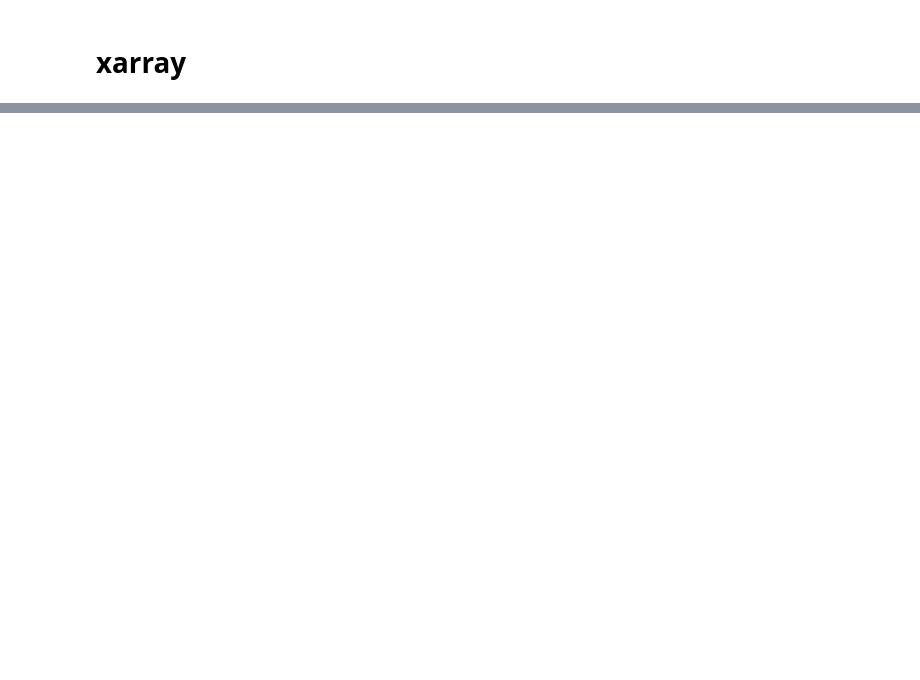
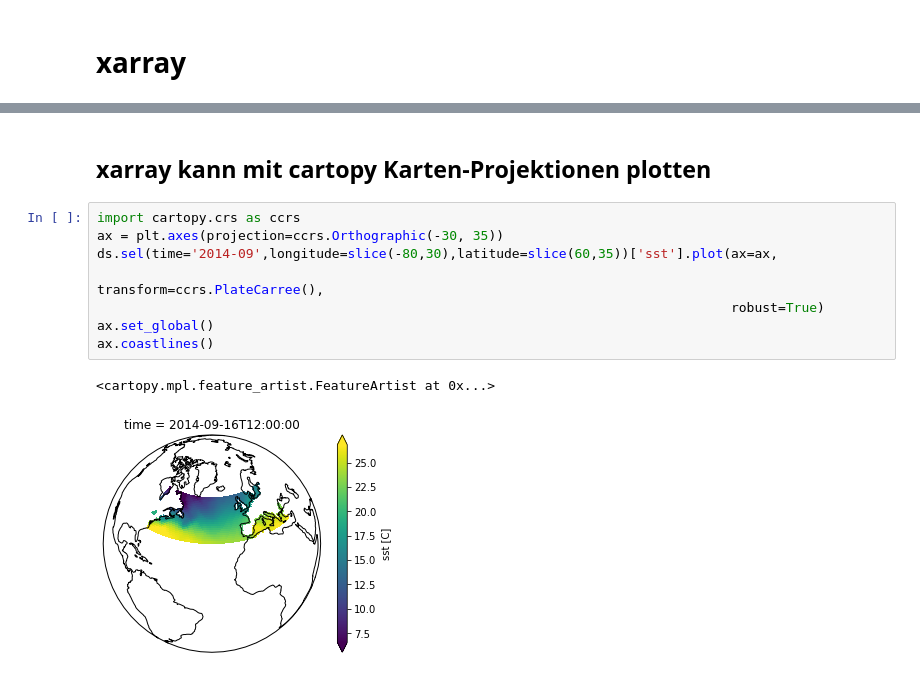
Before and after one commit to aaronspring/xarray_dask_talk_unihh, a Jupyter notebook: notebook/xarray_dask.ipynb, the cells around one changed output, grey strips where cells are left out. Drawn from its saved outputs; the diff is of its cells as text; blank space fills up the shorter version.

```diff
--- a/notebook/xarray_dask.ipynb
+++ b/notebook/xarray_dask.ipynb
@@ -185,0 +201,13 @@ client = Client(processes=False, threads_per_worker=8, n_workers=6, memory_limit
+# %% [markdown]
+## xarray kann mit cartopy Karten-Projektionen plotten
+# %%
+import cartopy.crs as ccrs
+ax = plt.axes(projection=ccrs.Orthographic(-30, 35))
+ds.sel(time='2014-09',longitude=slice(-80,30),latitude=slice(60,35))['sst'].plot(ax=ax,
+                                                                                 transform=ccrs.PlateCarree(),
+                                                                                 robust=True)
+ax.set_global()
+ax.coastlines()
+# %% [output]
+<cartopy.mpl.feature_artist.FeatureArtist at 0x...>
+[figure, added]
```
Also changed, not shown: parts of 177 cells of this notebook, 1 other file.
